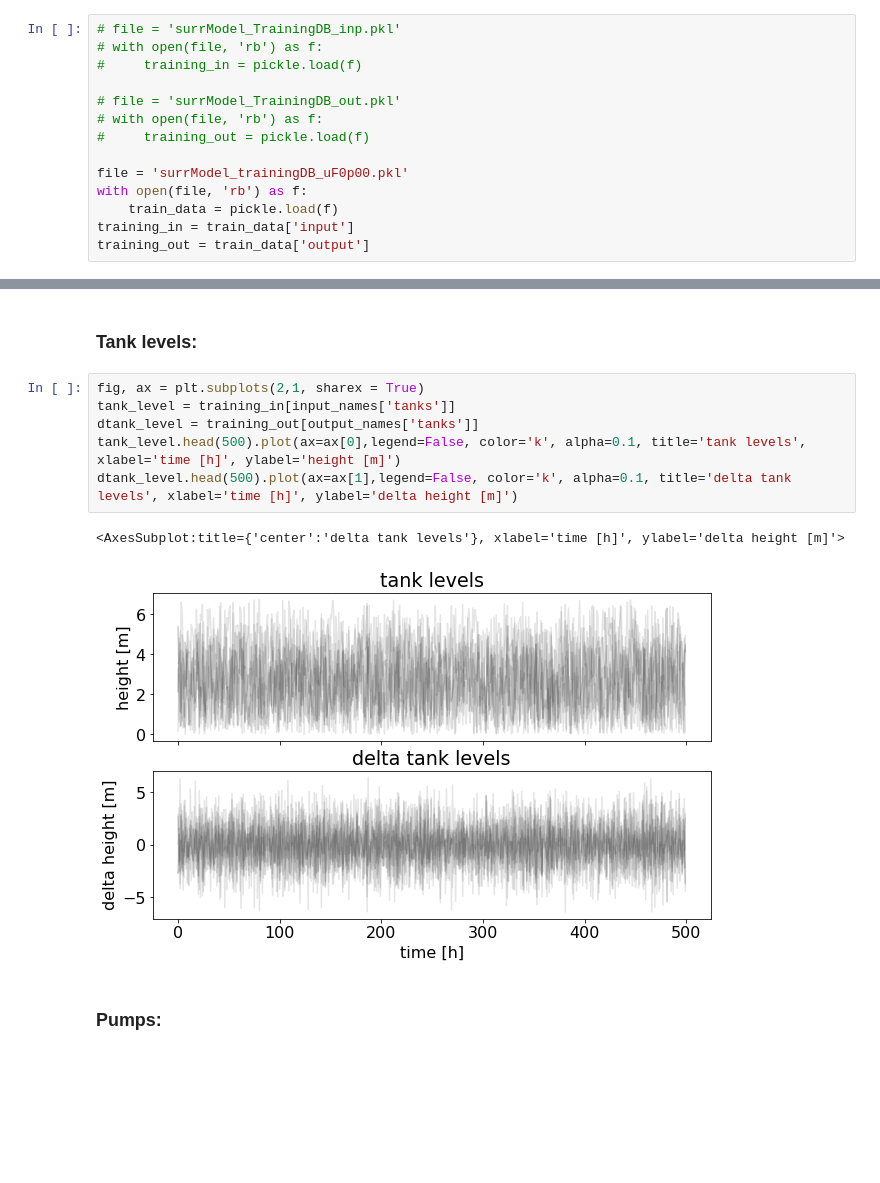
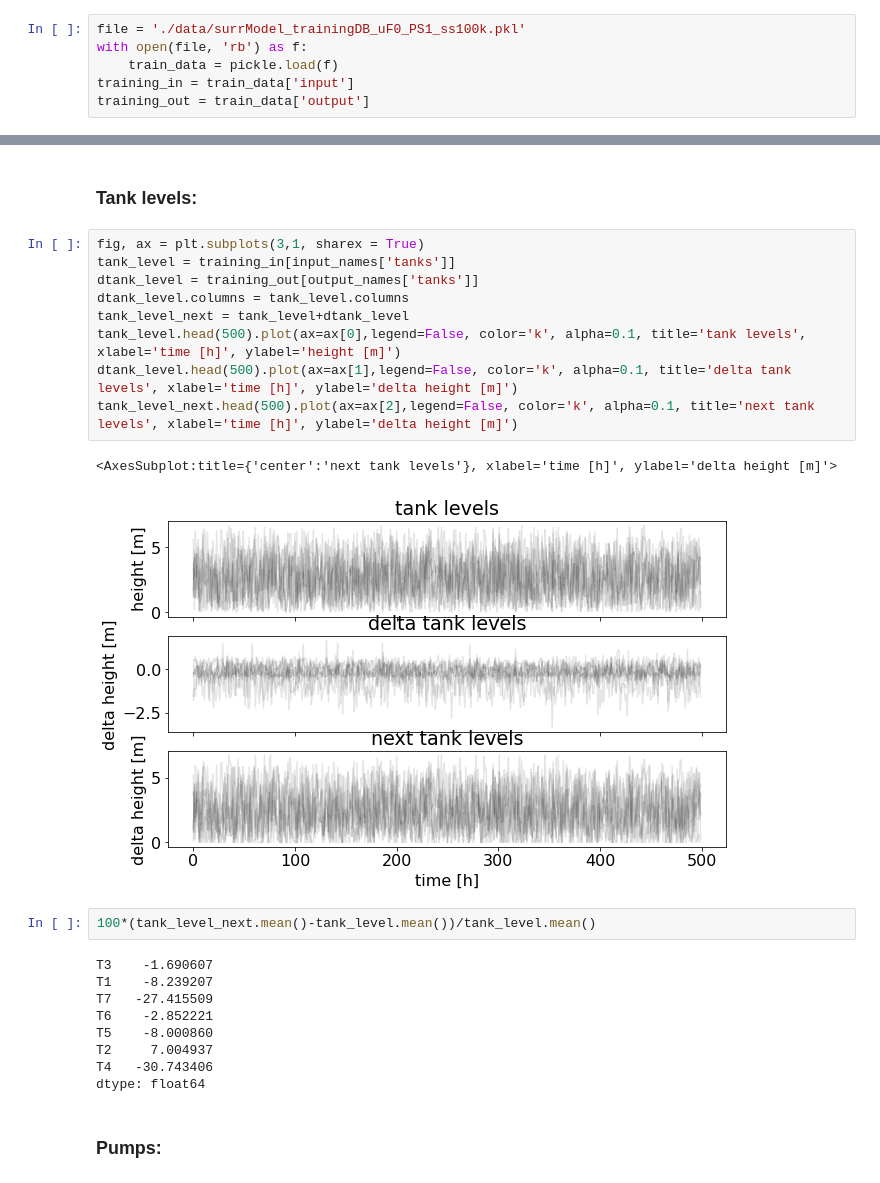
Before and after one commit to 4flixt/2019_WNTR_Surrogate_Model, a Jupyter notebook: Surrogate_Model/DNN_woClustering/DNN_woClustering_test.ipynb, the cells around one changed output, grey strips where cells are left out. Cells and saved outputs as stored; diff of their text form; blank space fills up the shorter version.

```diff
--- a/Surrogate_Model/DNN_woClustering/DNN_woClustering_test.ipynb
+++ b/Surrogate_Model/DNN_woClustering/DNN_woClustering_test.ipynb
@@ -25,15 +27,7 @@ mpl.rcParams['figure.figsize'] = (10,6)
 # %% [markdown]
 # Data Preprocessing:
 # %%
-# file = 'surrModel_TrainingDB_inp.pkl'
-# with open(file, 'rb') as f:
-#     training_in = pickle.load(f)
-
-# file = 'surrModel_TrainingDB_out.pkl'
-# with open(file, 'rb') as f:
-#     training_out = pickle.load(f)
-
-file = 'surrModel_trainingDB_uF0p00.pkl'
+file = './data/surrModel_trainingDB_uF0_PS1_ss100k.pkl'
 with open(file, 'rb') as f:
     train_data = pickle.load(f)
 training_in = train_data['input']
@@ -85,14 +79,28 @@ junction_pressure[data_filter].head(500).plot(legend=False, color='k', alpha=0.1
 # %% [markdown]
 ### Tank levels:
 # %%
-fig, ax = plt.subplots(2,1, sharex = True)
+fig, ax = plt.subplots(3,1, sharex = True)
 tank_level = training_in[input_names['tanks']]
 dtank_level = training_out[output_names['tanks']]
+dtank_level.columns = tank_level.columns
+tank_level_next = tank_level+dtank_level
 tank_level.head(500).plot(ax=ax[0],legend=False, color='k', alpha=0.1, title='tank levels', xlabel='time [h]', ylabel='height [m]')
 dtank_level.head(500).plot(ax=ax[1],legend=False, color='k', alpha=0.1, title='delta tank levels', xlabel='time [h]', ylabel='delta height [m]')
+tank_level_next.head(500).plot(ax=ax[2],legend=False, color='k', alpha=0.1, title='next tank levels', xlabel='time [h]', ylabel='delta height [m]')
 # %% [output]
-<AxesSubplot:title={'center':'delta tank levels'}, xlabel='time [h]', ylabel='delta height [m]'>
+<AxesSubplot:title={'center':'next tank levels'}, xlabel='time [h]', ylabel='delta height [m]'>
-[figure, old version]
+[figure, new version]
+# %%
+100*(tank_level_next.mean()-tank_level.mean())/tank_level.mean()
+# %% [output]
+T3    -1.690607
+T1    -8.239207
+T7   -27.415509
+T6    -2.852221
+T5    -8.000860
+T2     7.004937
+T4   -30.743406
+dtype: float64
 # %% [markdown]
 ### Pumps:
 # %%
```
Also changed, not shown: parts of 35 cells of this notebook.
